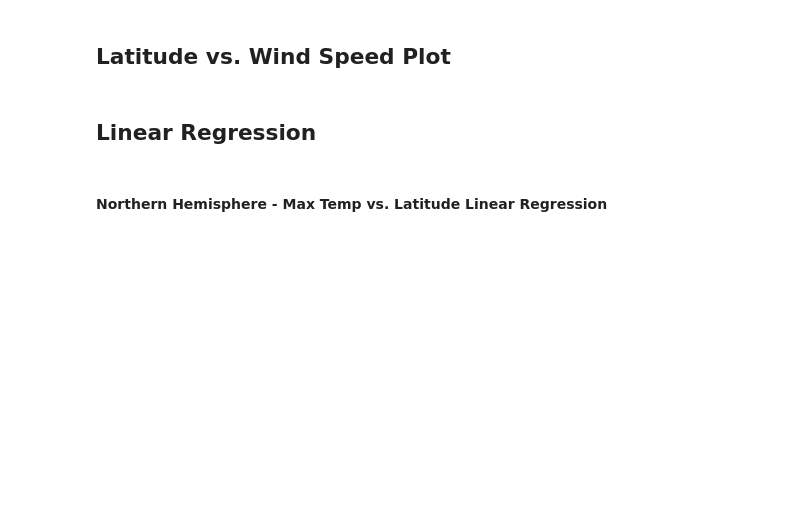
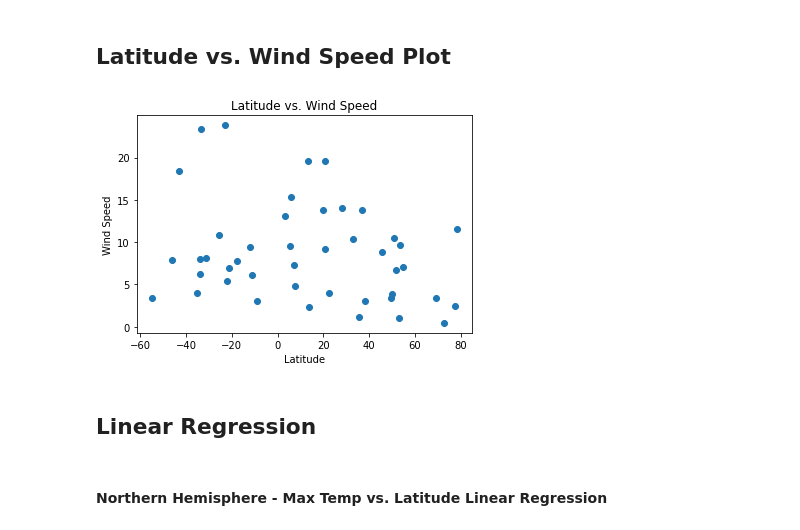
Before and after one commit to anishachaudhari/python-api-challenge, a Jupyter notebook: starter_code/WeatherPy.ipynb, the cells around one changed output. Cells and saved outputs as stored; diff of their text form; code cells hidden in the pictures; blank space fills up the shorter version.

```diff
--- a/starter_code/WeatherPy.ipynb
+++ b/starter_code/WeatherPy.ipynb
@@ -143,4 +225,16 @@ Skip this step if there are no cities that have humidity > 100%.
 # %% [markdown]
 ## Latitude vs. Wind Speed Plot
+# %%
+# Create a Scatter Plot for temperature vs windspeed
+
+x_values = weather_df['Lat']
+y_values = weather_df['Wind Speed']
+plt.scatter(x_values,y_values)
+plt.xlabel('Latitude')
+plt.ylabel('Wind Speed')
+plt.title("Latitude vs. Wind Speed")
+plt.show()
+# %% [output]
+[figure, added]
 # %% [markdown]
 ## Linear Regression
```
Also changed, not shown: parts of 20 cells of this notebook.
